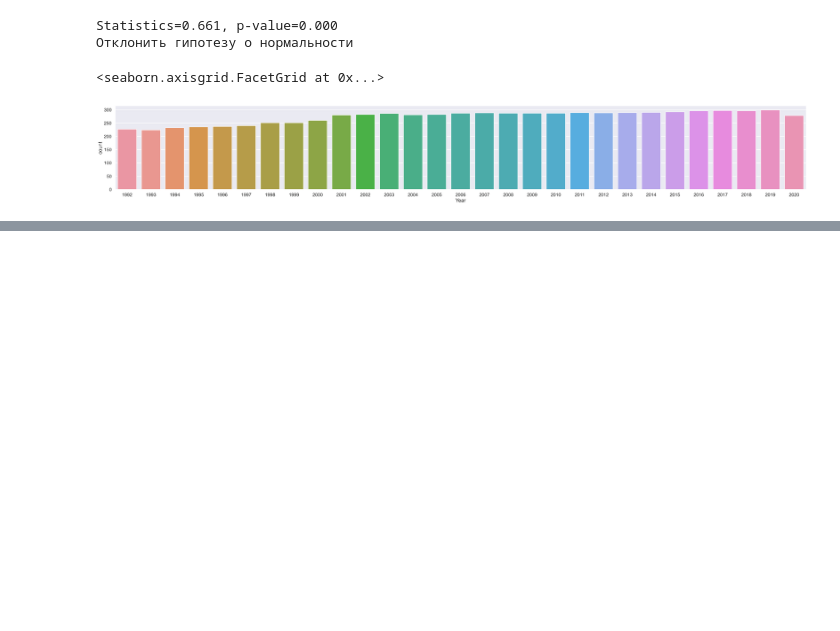
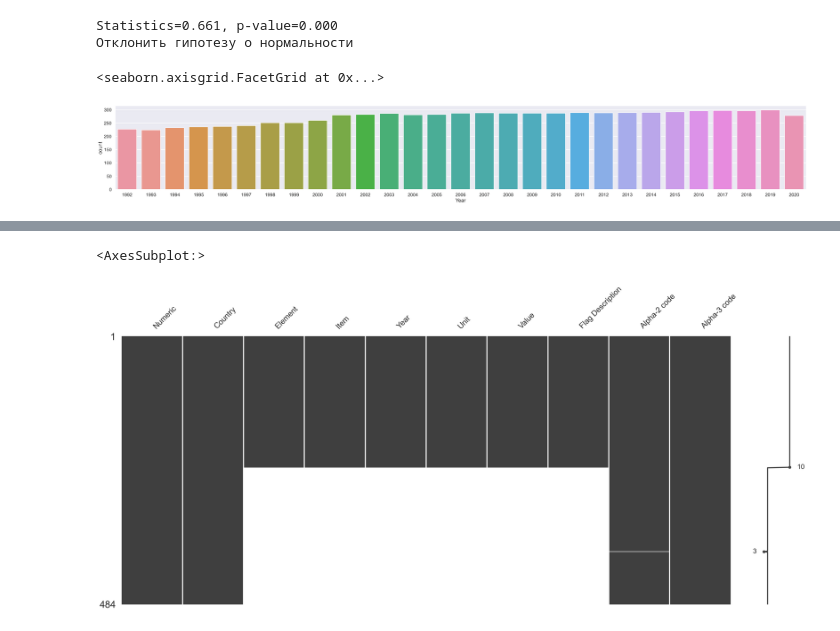
Before and after one commit to Alona-Aldushyna/CA_2, a Jupyter notebook: CA_2.ipynb, the cells around one changed output, grey strips where cells are left out. Drawn from its saved outputs; the diff is of its cells as text; code cells hidden in the pictures; blank space fills up the shorter version.

Commit message:
Add country  codes

```diff
--- a/CA_2.ipynb
+++ b/CA_2.ipynb
@@ -566,0 +568,3 @@ df1.head(20)
+# %%
+df1 = df1.rename(columns ={"Area":"Country","Area Code (M49)":"Numeric"})
+df1.head(5)
@@ -589,3 +600,6 @@ sns.factorplot(x='Item',data=df_ukraine,kind='count',size=5,aspect=15)
 # %% [output]
 <seaborn.axisgrid.FacetGrid at 0x...>
 [figure]
+# %%
+country_codes = pd.read_table('country_codes.tsv')
+country_codes.head()
@@ -591,0 +613,3 @@ sns.factorplot(x='Item',data=df_ukraine,kind='count',size=5,aspect=15)
+# %%
+df2=pd.merge(df1, country_codes, how="outer")
+df2.head(10)
@@ -591,0 +648,5 @@ sns.factorplot(x='Item',data=df_ukraine,kind='count',size=5,aspect=15)
+# %%
+msno.matrix(df2)
+# %% [output]
+<AxesSubplot:>
+[figure, added]
```
Also changed, not shown: parts of 15 cells of this notebook, 1 other file.
